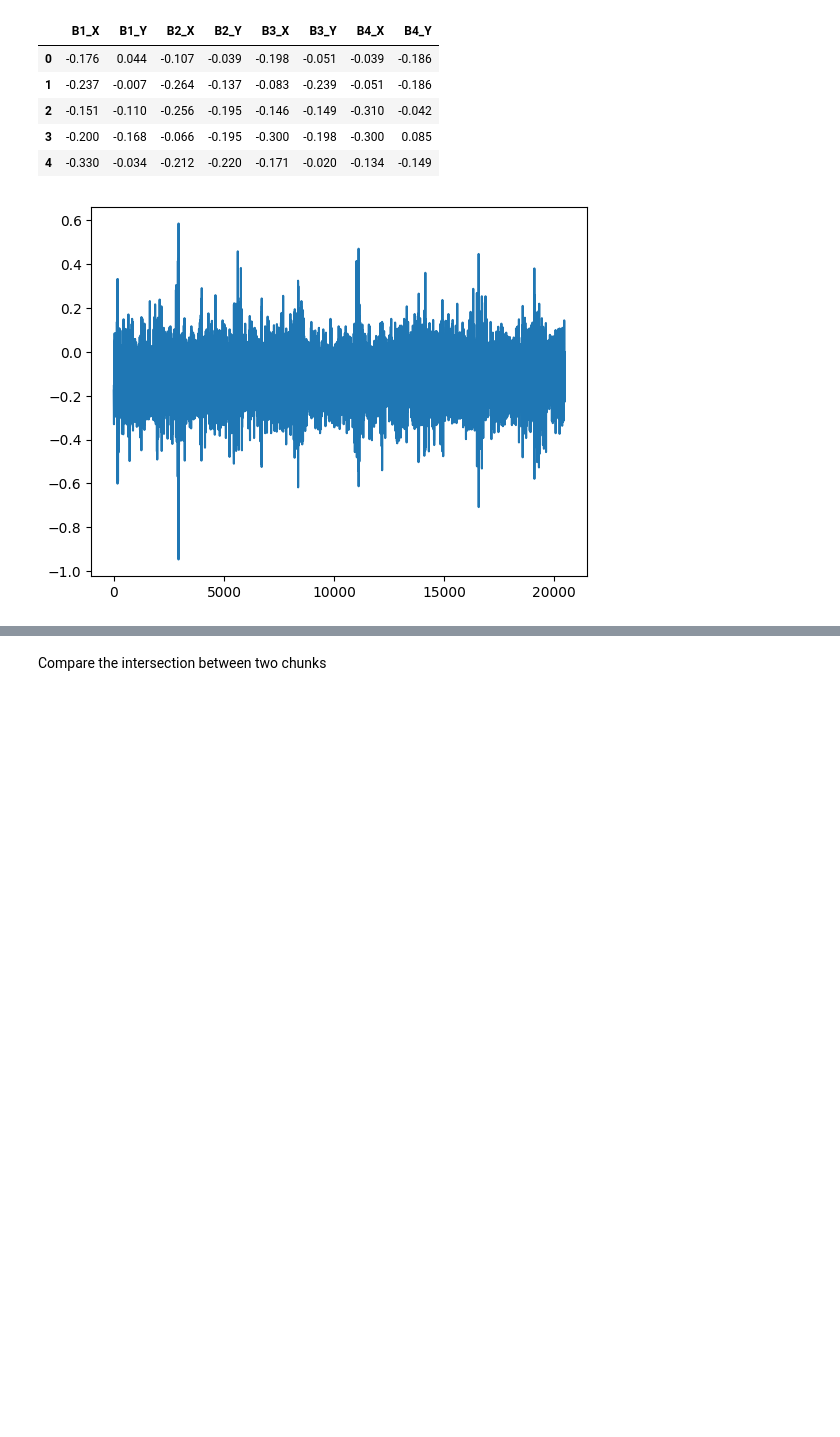
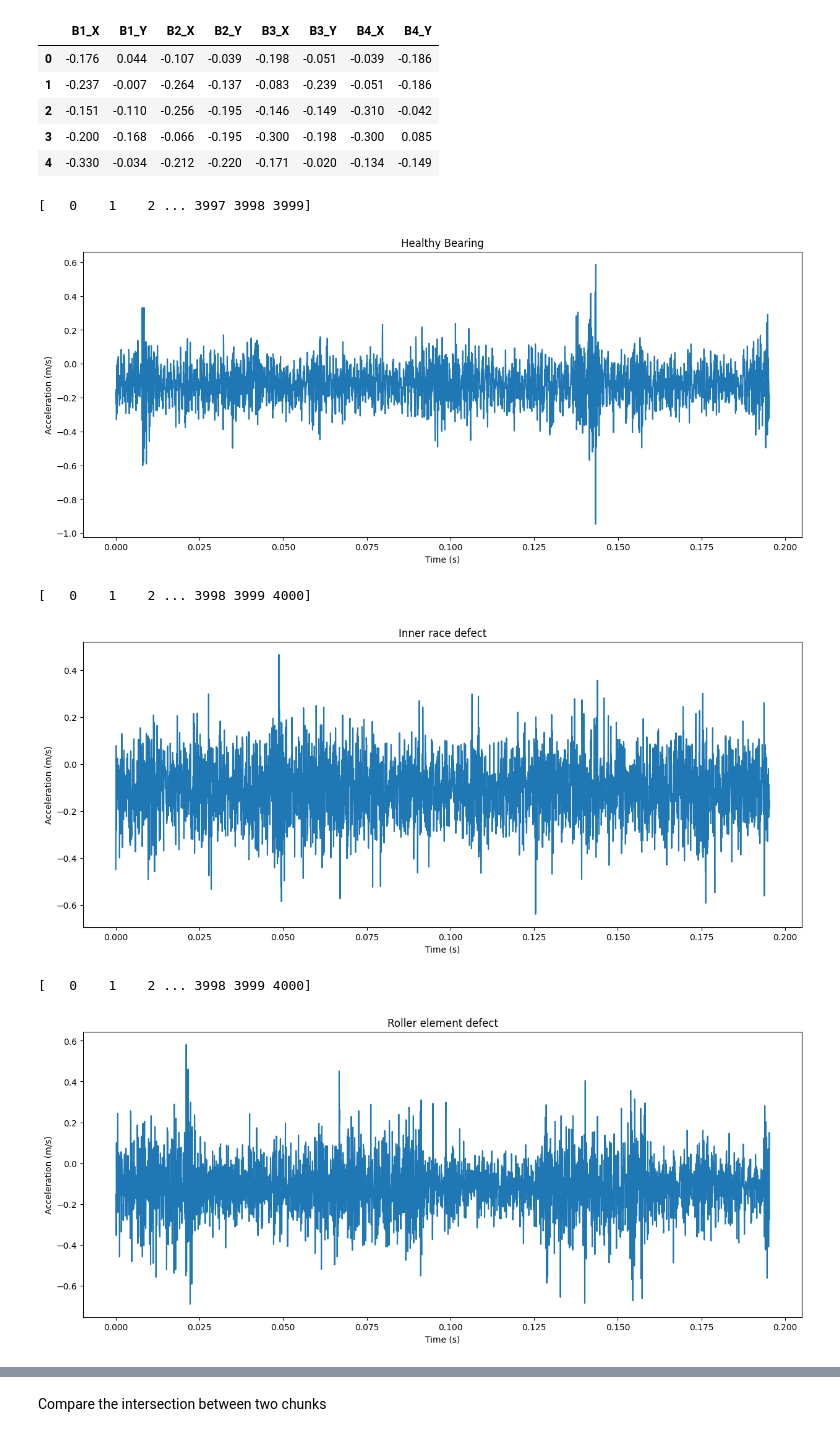
Before and after one commit to kettunenn/curly-lamp, a Jupyter notebook: examples/preprocessing.ipynb, the cells around one changed output, grey strips where cells are left out. Saved outputs shown, nothing was run; the diff lists cells and outputs as text; code cells hidden in the pictures; blank space fills up the shorter version.

```diff
--- a/examples/preprocessing.ipynb
+++ b/examples/preprocessing.ipynb
@@ -27,7 +27,65 @@ df.head()
 | 3 | -0.200 | -0.168 | -0.066 | -0.195 | -0.300 | -0.198 | -0.300 | 0.085 |
 | 4 | -0.330 | -0.034 | -0.212 | -0.220 | -0.171 | -0.020 | -0.134 | -0.149 |
 # %%
-df["B1_X"].plot()
+
+
+ms100_df = df.head(4000)
+
+Fs = 20480
+samples = np.arange(0, len(ms100_df))
+print(samples)
+
+time = samples/Fs
+
+plt.figure(figsize=(15, 6))
+plt.plot(time, ms100_df['B1_X'])
+
+plt.title("Healthy Bearing")
+plt.xlabel("Time (s)")
+plt.ylabel("Acceleration (m/s)")
+
 plt.show()
+
+# Plot time? This data is sampled over 1 second, let's have a look over 0.1s as well
+# Add labels, 1 second snapshot
+# Also show both defects.
+
+ms100_df = df.loc[len(df) // 1.3 : len(df) // 1.3 + 4000 - 1]
+
+
+samples = np.arange(0, len(ms100_df))
+print(samples)
+
+time = samples/Fs
+
+
+
+plt.figure(figsize=(15, 6))
+plt.plot(time, ms100_df['B3_X'])
+
+plt.title("Inner race defect")
+plt.xlabel("Time (s)")
+plt.ylabel("Acceleration (m/s)")
+
+plt.show()
+
+samples = np.arange(0, len(ms100_df))
+print(samples)
+
+time = samples/Fs
+
+plt.figure(figsize=(15, 6))
+plt.plot(time, ms100_df['B4_X'])
+
+plt.title("Roller element defect")
+plt.xlabel("Time (s)")
+plt.ylabel("Acceleration (m/s)")
+
+plt.show()
 # %% [output]
+[   0    1    2 ... 3997 3998 3999]
-[figure, old version]
+[figure, new version]
+[   0    1    2 ... 3998 3999 4000]
+[figure, added]
+[   0    1    2 ... 3998 3999 4000]
+[figure, added]
```
Also changed, not shown: parts of 2 cells of this notebook, 12 other files.
